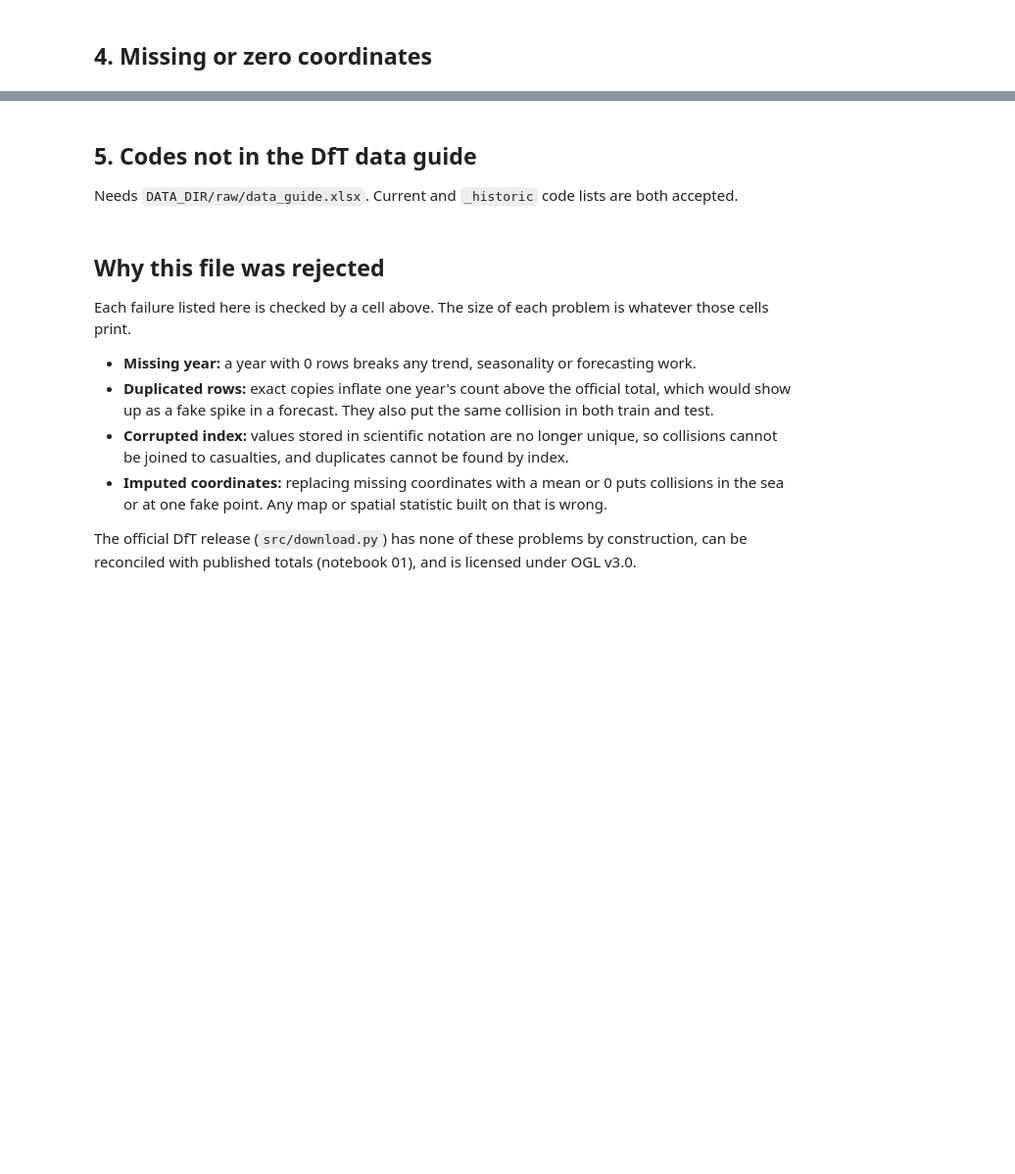
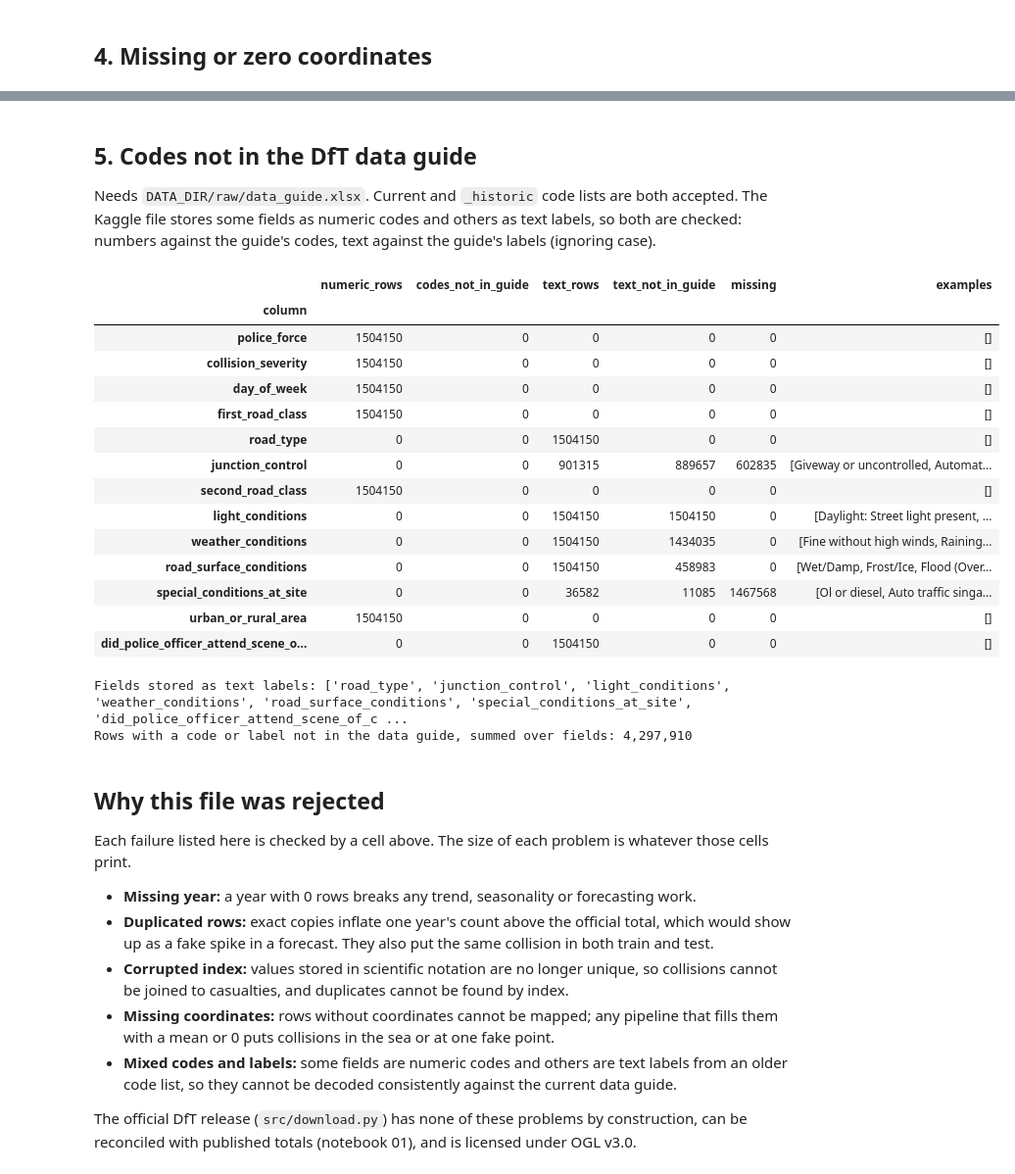
Before and after one commit to maryam843/uk-road-accident-analytics, a Jupyter notebook: notebooks/00_kaggle_data_audit.ipynb, the cells around one changed output, grey strips where cells are left out. Shown at 98% size. Drawn from its saved outputs; the diff is of its cells as text; code cells hidden in the pictures; blank space fills up the shorter version.

Commit message:
Execute notebook 00 on the Kaggle copy; pin spatial, clustering and deep-learning packages; add interval and bootstrap helpers

```diff
--- a/notebooks/00_kaggle_data_audit.ipynb
+++ b/notebooks/00_kaggle_data_audit.ipynb
@@ -39,7 +53,10 @@ import pandas as pd
 
 from src import clean, config
 
-KAGGLE_PATH = config.get_data_dir() / "kaggle" / "ukroadaccident.csv"
+DATA_DIR = config.get_data_dir()
+KAGGLE_PATH = DATA_DIR / "kaggle" / "ukroadaccident.csv"
 HAVE_KAGGLE = KAGGLE_PATH.exists()
-if not HAVE_KAGGLE:
+if HAVE_KAGGLE:
+    print(f"Kaggle file: {KAGGLE_PATH.stat().st_size:,} bytes")
+else:
     print(f"Skipping audit: {KAGGLE_PATH} not found. Put the Kaggle CSV there to run this notebook.")
@@ -46,8 +65,14 @@ if not HAVE_KAGGLE:
 # %%
+# The Kaggle header spells the road classes "1st_Road_Class" / "2nd_Road_Class".
+KAGGLE_RENAMES = {"1st_road_class": "first_road_class", "2nd_road_class": "second_road_class",
+                  "1st_road_number": "first_road_number", "2nd_road_number": "second_road_number"}
+
+
 def load_kaggle(path):
     """Read every column as text so nothing is silently converted."""
     df = pd.read_csv(path, dtype=str, low_memory=False, encoding_errors="replace")
-    return clean.coalesce_duplicates(df.rename(columns=clean.build_column_map(df.columns)))
+    df = clean.coalesce_duplicates(df.rename(columns=clean.build_column_map(df.columns)))
+    return df.rename(columns=KAGGLE_RENAMES)
 
 
 def kaggle_dates(df):
@@ -65,3 +90,5 @@ if HAVE_KAGGLE:
                        else kaggle["_date"].dt.year)
     print(f"{len(kaggle):,} rows, {kaggle.shape[1] - 2} columns")
     print("columns:", list(kaggle.columns[:-2]))
+    mismatch = (kaggle["_date"].dt.year != kaggle["_year"]).sum()
+    print(f"rows whose Year column disagrees with the year of Date: {int(mismatch):,}")
@@ -119,27 +255,56 @@ if HAVE_KAGGLE:
 # %% [markdown]
 ## 5. Codes not in the DfT data guide
 Needs `DATA_DIR/raw/data_guide.xlsx`. Current and `_historic` code lists are both accepted.
+The Kaggle file stores some fields as numeric codes and others as text labels, so both are
+checked: numbers against the guide's codes, text against the guide's labels (ignoring case).
 # %%
-guide_path = config.get_data_dir() / "raw" / config.DATA_GUIDE_RAW_FILE
+guide_path = DATA_DIR / "raw" / config.DATA_GUIDE_RAW_FILE
 if HAVE_KAGGLE and guide_path.exists():
     codes = clean.load_code_list(guide_path)
     rows = []
     for col in clean.COLLISION_CODED_FIELDS:
         if col not in kaggle.columns:
             continue
-        allowed = set(codes.loc[codes["field"].isin([col, f"{col}_historic"]), "code"])
-        if col == "junction_detail_historic":
-            allowed |= set(codes.loc[codes["field"] == "junction_detail", "code"])
-        values = pd.to_numeric(kaggle[col], errors="coerce")
-        text_values = kaggle[col].notna() & values.isna()
-        odd = values.notna() & ~values.isin(allowed)
-        rows.append({"column": col, "non_numeric": int(text_values.sum()),
-                     "codes_not_in_guide": int(odd.sum()),
-                     "examples": sorted(values[odd].unique().tolist())[:5]
-                                 + kaggle.loc[text_values, col].unique().tolist()[:5]})
-    display(pd.DataFrame(rows))
+        fields = [col, f"{col}_historic", col.removesuffix("_historic")]
+        guide = codes.loc[codes["field"].isin(fields)]
+        allowed_codes = set(guide["code"])
+        allowed_labels = set(guide["label"].dropna().str.lower())
+        raw = kaggle[col]
+        values = pd.to_numeric(raw, errors="coerce")
+        is_text = raw.notna() & values.isna()
+        odd_code = values.notna() & ~values.isin(allowed_codes)
+        odd_text = is_text & ~raw.str.strip().str.lower().isin(allowed_labels)
+        rows.append({"column": col, "numeric_rows": int(values.notna().sum()),
+                     "codes_not_in_guide": int(odd_code.sum()),
+                     "text_rows": int(is_text.sum()), "text_not_in_guide": int(odd_text.sum()),
+                     "missing": int(raw.isna().sum()),
+                     "examples": (sorted(values[odd_code].unique().tolist())[:4]
+                                  + raw[odd_text].value_counts().index[:3].tolist())})
+    odd_codes = pd.DataFrame(rows).set_index("column")
+    display(odd_codes)
+    print(f"Fields stored as text labels: {odd_codes.index[odd_codes['text_rows'] > 0].tolist()}")
+    print(f"Rows with a code or label not in the data guide, summed over fields: "
+          f"{int(odd_codes['codes_not_in_guide'].sum() + odd_codes['text_not_in_guide'].sum()):,}")
 elif HAVE_KAGGLE:
     print("Data guide not found; run `python -m src.download --only guide` first.")
+# %% [output]
+|  | numeric_rows | codes_not_in_guide | text_rows | text_not_in_guide | missing | examples |
+| column |  |  |  |  |  |  |
+| police_force | 1504150 | 0 | 0 | 0 | 0 | [] |
+| collision_severity | 1504150 | 0 | 0 | 0 | 0 | [] |
+| day_of_week | 1504150 | 0 | 0 | 0 | 0 | [] |
+| first_road_class | 1504150 | 0 | 0 | 0 | 0 | [] |
+| road_type | 0 | 0 | 1504150 | 0 | 0 | [] |
+| junction_control | 0 | 0 | 901315 | 889657 | 602835 | [Giveway or uncontrolled, Automat... |
+| second_road_class | 1504150 | 0 | 0 | 0 | 0 | [] |
+| light_conditions | 0 | 0 | 1504150 | 1504150 | 0 | [Daylight: Street light present, ... |
+| weather_conditions | 0 | 0 | 1504150 | 1434035 | 0 | [Fine without high winds, Raining... |
+| road_surface_conditions | 0 | 0 | 1504150 | 458983 | 0 | [Wet/Damp, Frost/Ice, Flood (Over... |
+| special_conditions_at_site | 0 | 0 | 36582 | 11085 | 1467568 | [Ol or diesel, Auto traffic singa... |
+| urban_or_rural_area | 1504150 | 0 | 0 | 0 | 0 | [] |
+| did_police_officer_attend_scene_o... | 0 | 0 | 1504150 | 0 | 0 | [] |
+Fields stored as text labels: ['road_type', 'junction_control', 'light_conditions', 'weather_conditions', 'road_surface_conditions', 'special_conditions_at_site', 'did_police_officer_attend_scene_of_c ...
+Rows with a code or label not in the data guide, summed over fields: 4,297,910
 # %% [markdown]
 ## Why this file was rejected
 
@@ -152,8 +317,10 @@ those cells print.
   and test.
 - **Corrupted index:** values stored in scientific notation are no longer unique, so
   collisions cannot be joined to casualties, and duplicates cannot be found by index.
-- **Imputed coordinates:** replacing missing coordinates with a mean or 0 puts collisions
-  in the sea or at one fake point. Any map or spatial statistic built on that is wrong.
+- **Missing coordinates:** rows without coordinates cannot be mapped; any pipeline that fills
+  them with a mean or 0 puts collisions in the sea or at one fake point.
+- **Mixed codes and labels:** some fields are numeric codes and others are text labels from an
+  older code list, so they cannot be decoded consistently against the current data guide.
 
 The official DfT release (`src/download.py`) has none of these problems by construction,
 can be reconciled with published totals (notebook 01), and is licensed under OGL v3.0.
```
Also changed, not shown: parts of 12 cells of this notebook, 5 other files.
